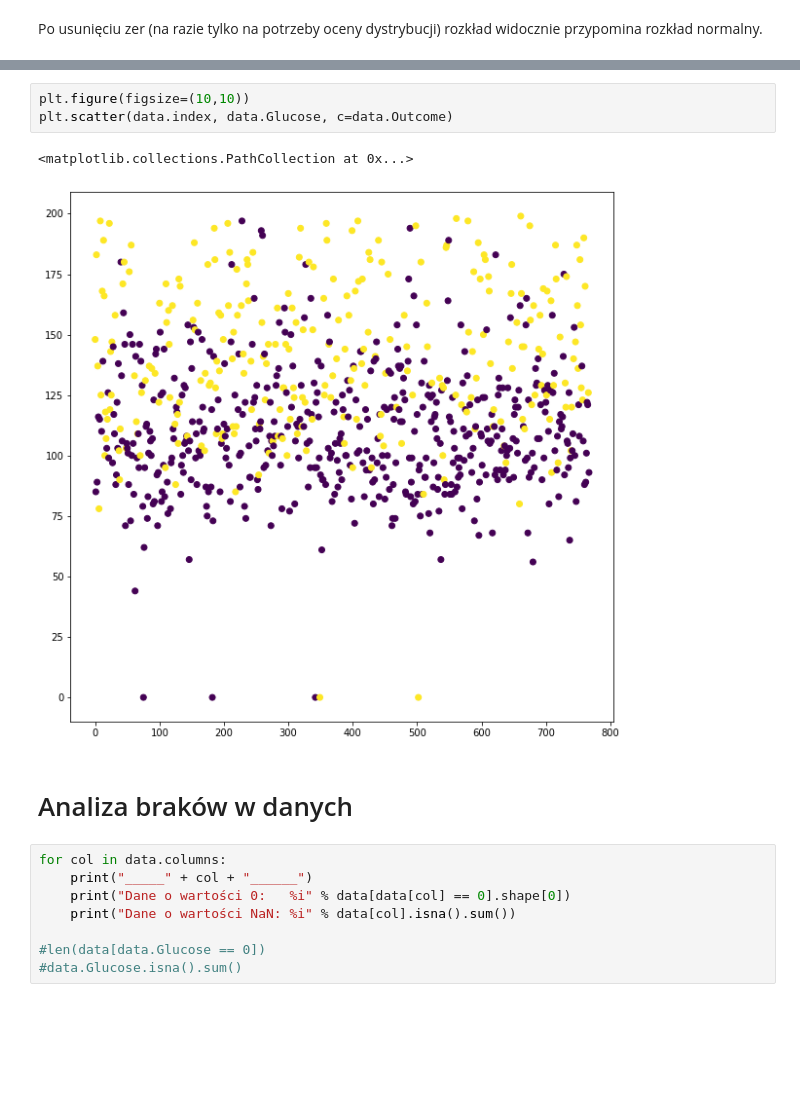
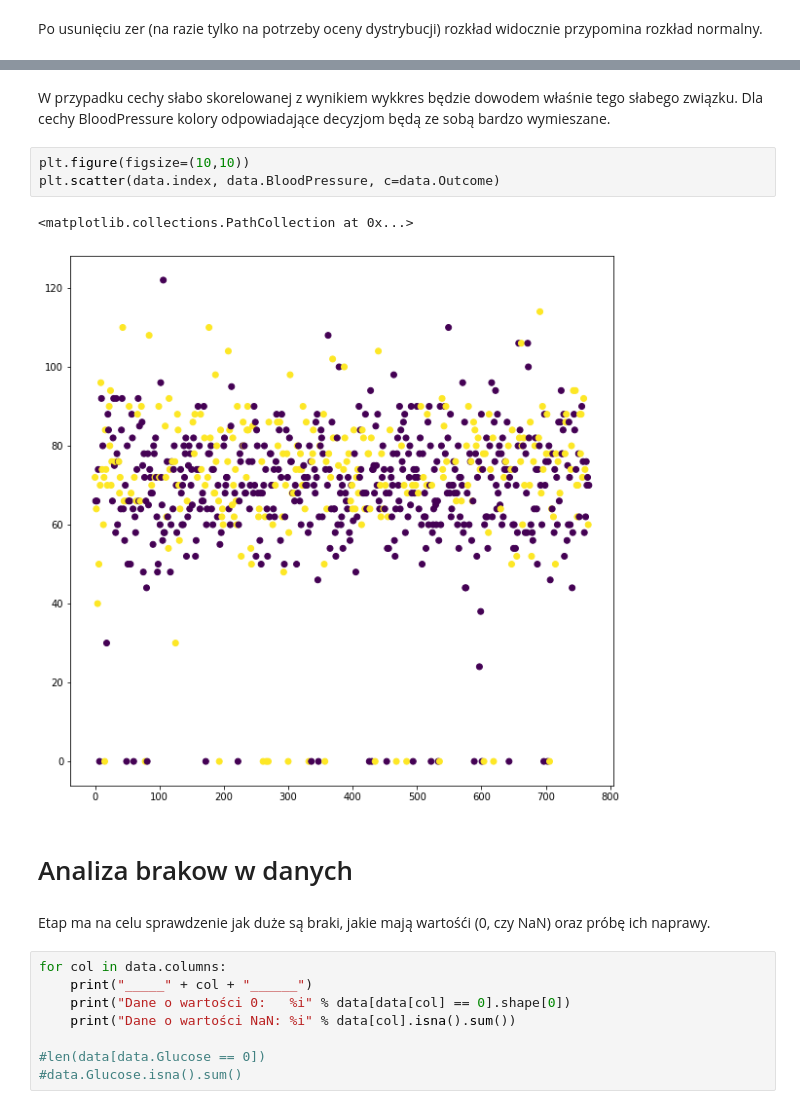
Before and after one commit to isso1550/analiza23_medycyna, a Jupyter notebook: Analiza_zbioru.ipynb, the cells around one changed output, grey strips where cells are left out. Drawn from its saved outputs; the diff is of its cells as text; blank space fills up the shorter version.

```diff
--- a/Analiza_zbioru.ipynb
+++ b/Analiza_zbioru.ipynb
@@ -209,11 +236,15 @@ Można również wyświetlić wartości jednej cechy z kolorami odpowiadającymi
+# %% [markdown]
+W przypadku cechy słabo skorelowanej z wynikiem wykkres będzie dowodem właśnie tego słabego związku. Dla cechy BloodPressure kolory odpowiadające decyzjom będą ze sobą bardzo wymieszane.
 # %%
 plt.figure(figsize=(10,10))
-plt.scatter(data.index, data.Glucose, c=data.Outcome)
+plt.scatter(data.index, data.BloodPressure, c=data.Outcome)
 # %% [output]
 <matplotlib.collections.PathCollection at 0x...>
-[figure, old version]
+[figure, new version]
 # %% [markdown]
-# Analiza braków w danych
+# Analiza brakow w danych
+# %% [markdown]
+Etap ma na celu sprawdzenie jak duże są braki, jakie mają wartośći (0, czy NaN) oraz próbę ich naprawy.
 # %%
 for col in data.columns:
     print("_____" + col + "______")
```
Also changed, not shown: parts of 18 cells of this notebook.
